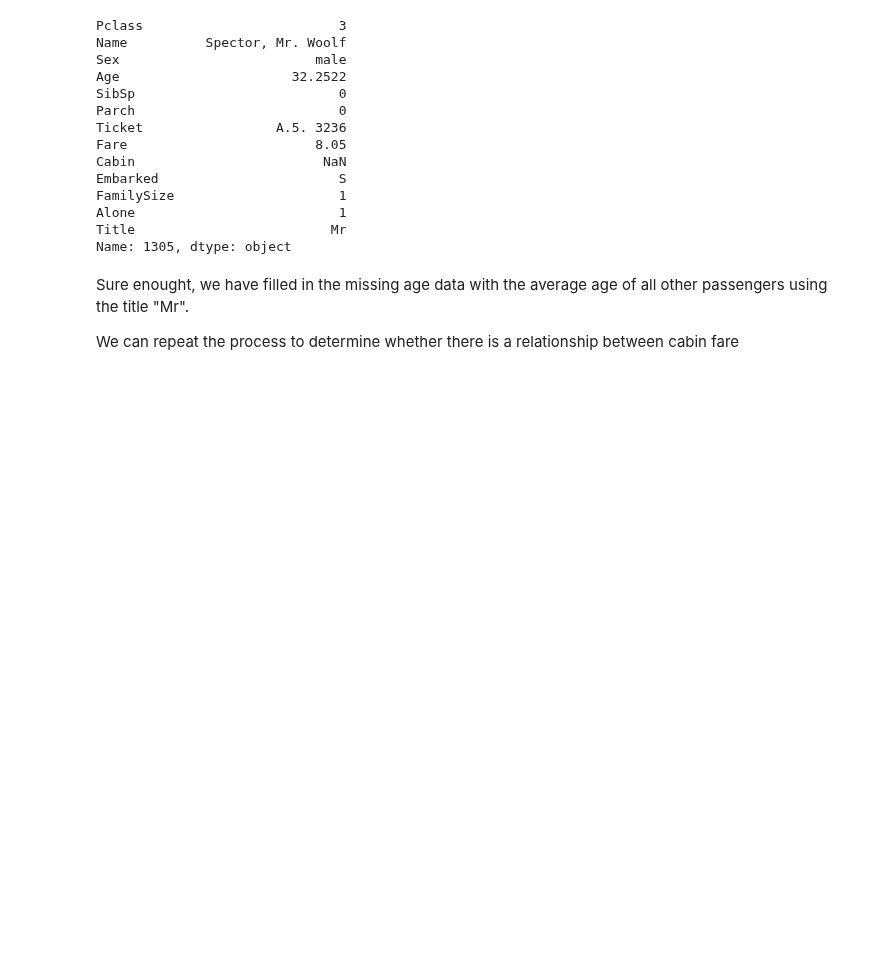
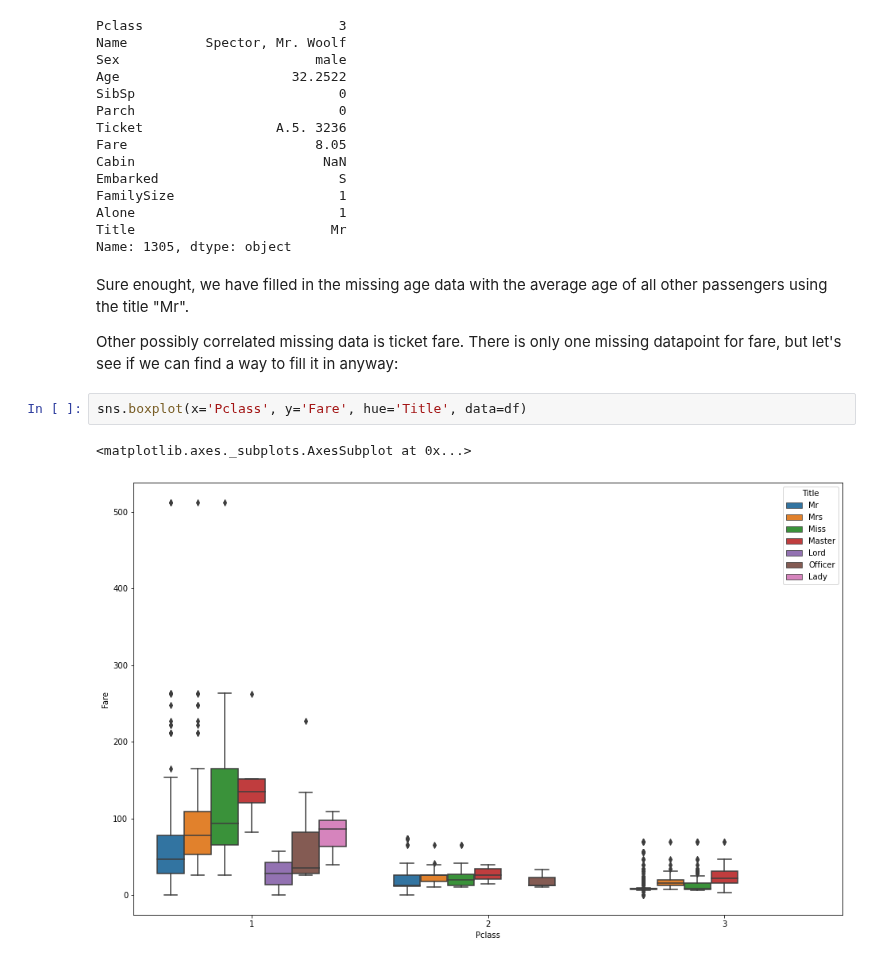
Before and after one commit to wcneill/ml-from-scratch, a Jupyter notebook: kaggle/titanic/titanic_ml.ipynb, the cells around one changed output. Drawn from its saved outputs; the diff is of its cells as text; blank space fills up the shorter version.

```diff
--- a/kaggle/titanic/titanic_ml.ipynb
+++ b/kaggle/titanic/titanic_ml.ipynb
@@ -172,4 +175,9 @@ Name: 1305, dtype: object
 # %% [markdown]
 Sure enought, we have filled in the missing age data with the average age of all other passengers using the title "Mr".
 
-We can repeat the process to determine whether there is a relationship between cabin fare
+Other possibly correlated missing data is ticket fare. There is only one missing datapoint for fare, but let's see if we can find a way to fill it in anyway:
+# %%
+sns.boxplot(x='Pclass', y='Fare', hue='Title', data=df)
+# %% [output]
+<matplotlib.axes._subplots.AxesSubplot at 0x...>
+[figure, added]
```
Also changed, not shown: parts of 7 cells of this notebook.
